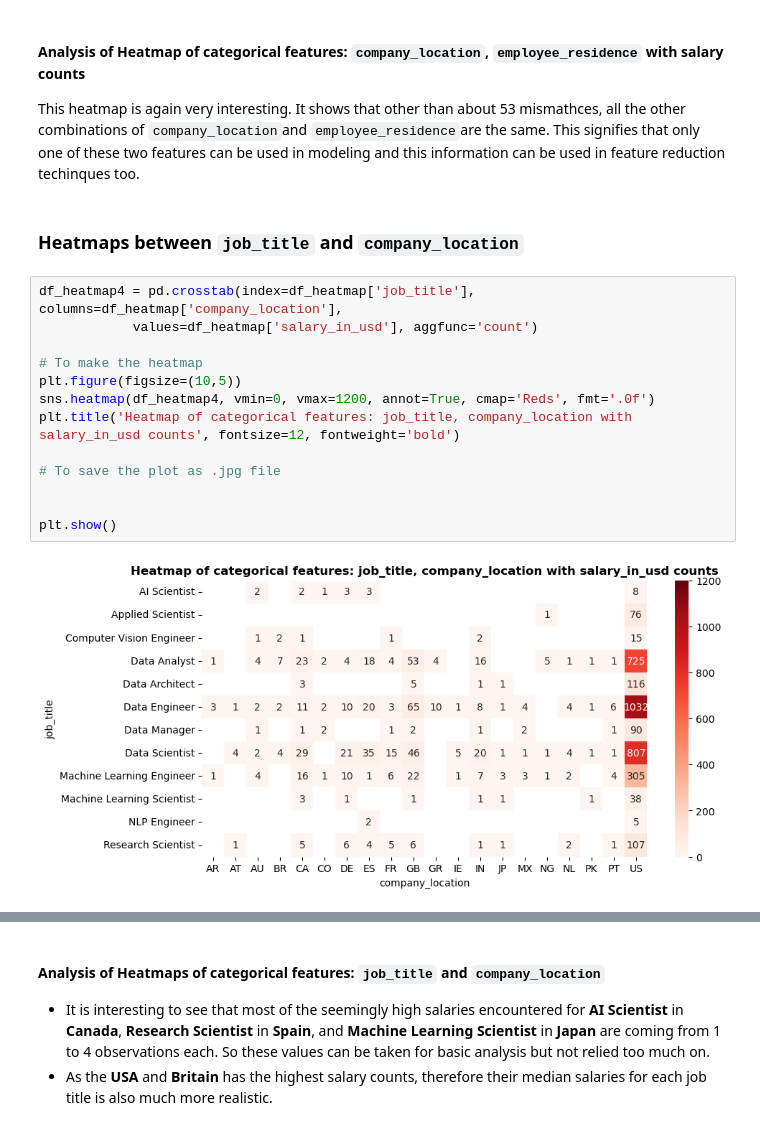
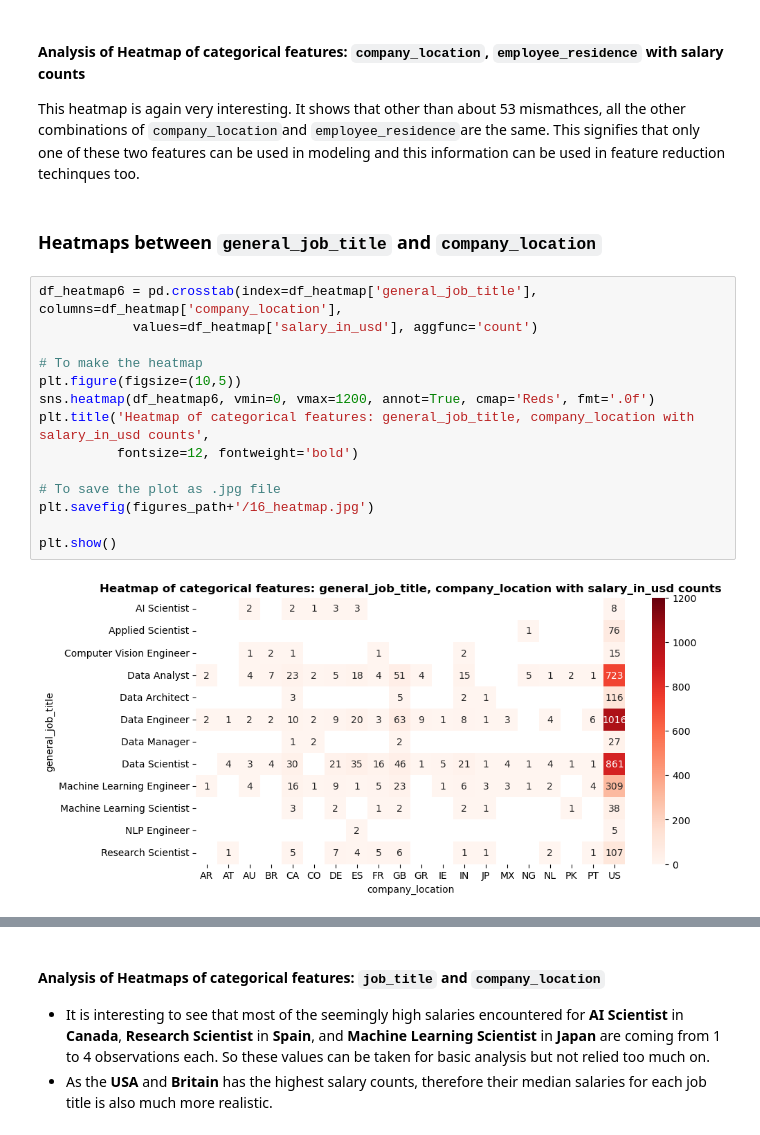
Before and after one commit to Haris-Mir/personal_python_projects, a Jupyter notebook: 01_ds_salaries_project/notebooks/01_salaries_eda_jun23.ipynb, the cells around one changed output, grey strips where cells are left out. Saved outputs shown, nothing was run; the diff lists cells and outputs as text.

```diff
--- a/01_ds_salaries_project/notebooks/01_salaries_eda_jun23.ipynb
+++ b/01_ds_salaries_project/notebooks/01_salaries_eda_jun23.ipynb
@@ -1076,20 +1166,21 @@ plt.show()
 
 This heatmap is again very interesting. It shows that other than about 53 mismathces, all the other combinations of `company_location`and `employee_residence`are the same. This signifies that only one of these two features can be used in modeling and this information can be used in feature reduction techinques too.
 # %% [markdown]
-### Heatmaps between `job_title` and `company_location`
+### Heatmaps between `general_job_title` and `company_location`
 # %%
-df_heatmap4 = pd.crosstab(index=df_heatmap['job_title'], columns=df_heatmap['company_location'],
+df_heatmap6 = pd.crosstab(index=df_heatmap['general_job_title'], columns=df_heatmap['company_location'],
             values=df_heatmap['salary_in_usd'], aggfunc='count')
 
 # To make the heatmap
 plt.figure(figsize=(10,5))
-sns.heatmap(df_heatmap4, vmin=0, vmax=1200, annot=True, cmap='Reds', fmt='.0f')
-plt.title('Heatmap of categorical features: job_title, company_location with salary_in_usd counts', fontsize=12, fontweight='bold')
+sns.heatmap(df_heatmap6, vmin=0, vmax=1200, annot=True, cmap='Reds', fmt='.0f')
+plt.title('Heatmap of categorical features: general_job_title, company_location with salary_in_usd counts',
+          fontsize=12, fontweight='bold')
 
 # To save the plot as .jpg file
-
+plt.savefig(figures_path+'/16_heatmap.jpg')
 
 plt.show()
 # %% [output]
-[figure, old version]
+[figure, new version]
 # %%
```
Also changed, not shown: parts of 53 cells of this notebook, 15 other files.
